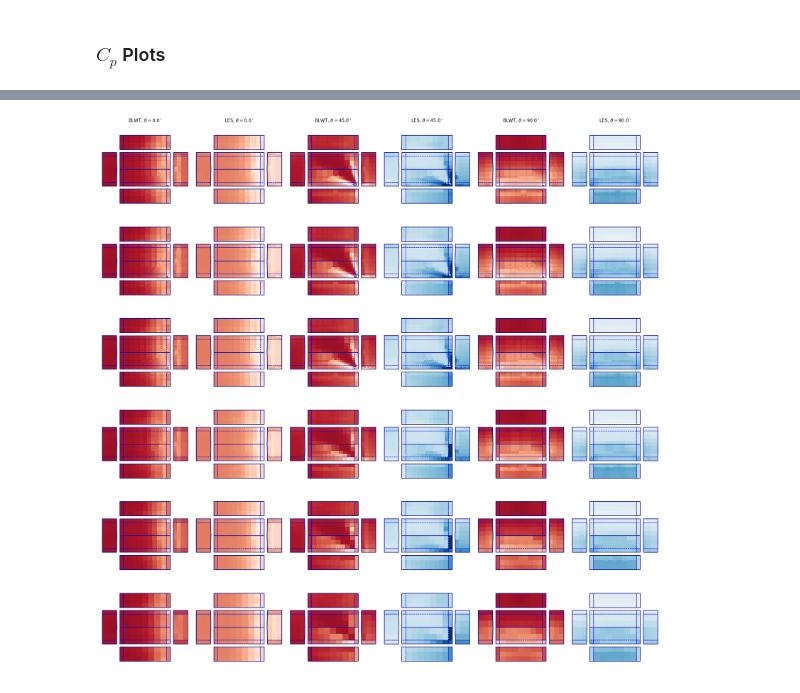
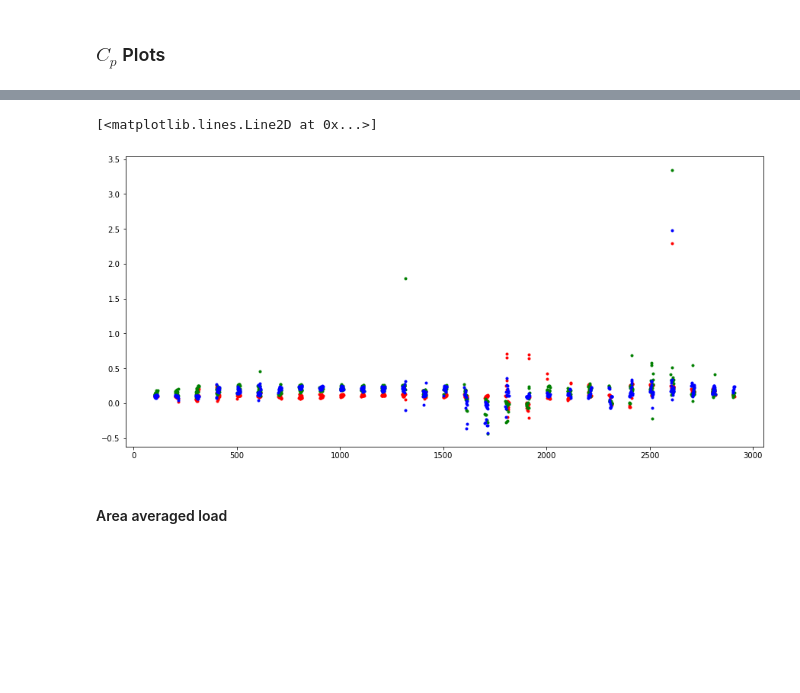
Before and after one commit to Tsinuel/windCalc, a Jupyter notebook: src/lab_windCAD.ipynb, the cells around one changed output, grey strips where cells are left out. Drawn from its saved outputs; the diff is of its cells as text; code cells hidden in the pictures; blank space fills up the shorter version.

```diff
--- a/src/lab_windCAD.ipynb
+++ b/src/lab_windCAD.ipynb
@@ -825,35 +1013,57 @@ if saveFigs:
+# %%
+
+
+fig = plt.figure(figsize=[15,7])
+nrow,ncol = 1,1
+
+ax = fig.add_subplot(nrow,ncol,1)
+fld = 'mean'
+# ax.plot(wtCp_tngE2.tapNo, wtCp_tngE2.CpStats[fld][0,:] - lesCp_E2.CpStats[fld][0,:], '.r', label=r'E2-$0^\circ$')
+# ax.plot(wtCp_tngE2.tapNo, wtCp_tngE2.CpStats[fld][1,:] - lesCp_E2.CpStats[fld][1,:], '.g', label=r'E2-$45^\circ$')
+# ax.plot(wtCp_tngE2.tapNo, wtCp_tngE2.CpStats[fld][2,:] - lesCp_E2.CpStats[fld][2,:], '.b', label=r'E2-$90^\circ$')
+
+ax.plot(wtCp_tngE3.tapNo, wtCp_tngE3.CpStats[fld][0,:] - lesCp_E3.CpStats[fld][0,:], '.r', label=r'E2-$0^\circ$')
+ax.plot(wtCp_tngE3.tapNo, wtCp_tngE3.CpStats[fld][1,:] - lesCp_E3.CpStats[fld][1,:], '.g', label=r'E2-$45^\circ$')
+ax.plot(wtCp_tngE3.tapNo, wtCp_tngE3.CpStats[fld][2,:] - lesCp_E3.CpStats[fld][2,:], '.b', label=r'E2-$90^\circ$')
+
+# ax.set_xlim([2599, 2617])
+# forall(ax,meanRng)
+# ax.set_ylabel('LES')
+# %% [output]
+[<matplotlib.lines.Line2D at 0x...>]
+[figure, added]
+# %% [markdown]
+#### Area averaged load
 # %%
-ncol, nrow = N_AoA*2, len(bldg[0].nominalPanelAreas)
+# ncol, nrow = N_AoA*2, len(bldg[0].nominalPanelAreas)
 
-fld = 'std'
-fldRange=[0,1]
+# fld = 'peakMin'
+# fldRange=[-8,2]
 
-fig, axs = plt.subplots(nrow, ncol)
-fig.set_figheight(6*nrow)
-fig.set_figwidth(6*ncol)
-fig.subplots_adjust(wspace=0.0, hspace=0.0)
+# fig, axs = plt.subplots(nrow, ncol)
+# fig.set_figheight(6*nrow)
+# fig.set_figwidth(6*ncol)
+# fig.subplots_adjust(wspace=0.0, hspace=0.0)
 
-for a,A in enumerate(bldg[0].nominalPanelAreas):
-    for d,D in enumerate(lesCp_E2.AoA):
+# for a,A in enumerate(bldg[0].nominalPanelAreas):
+#     for d,D in enumerate(lesCp_E2.AoA):
 
-        ax = axs[a,d*2]
-        wtCp_tngE2.plotPanelCpStatContour(fieldName=fld,dxnIdx=d,aIdx=a,ax=ax,fldRange=fldRange)
-        wtCp_tngE2.plotEdges(ax=ax,showName=False)
-        wtCp_tngE2.plotZones(ax=ax)
-        ax.axis('off')
-        ax.axis('equal')
-        if a == 0:
-            ax.set_title(r'BLWT, $\theta='+str(D)+r'^\circ$',fontsize=16)
+#         ax = axs[a,d*2]
+#         wtCp_tngE2.plotPanelCpStatContour(fieldName=fld,dxnIdx=d,aIdx=a,ax=ax,fldRange=fldRange)
+#         wtCp_tngE2.plotEdges(ax=ax,showName=False)
+#         wtCp_tngE2.plotZones(ax=ax)
+#         ax.axis('off')
+#         ax.axis('equal')
+#         if a == 0:
+#             ax.set_title(r'BLWT, $\theta='+str(np.round(D,0))+r'^\circ$',fontsize=16)
 
-        ax = axs[a,d*2+1]
-        lesCp_E2.plotPanelCpStatContour(fieldName=fld,dxnIdx=d,aIdx=a,ax=ax,fldRange=fldRange)
-        lesCp_E2.plotEdges(ax=ax,showName=False)
-        wtCp_tngE2.plotZones(ax=ax)
-        ax.axis('off')
-        ax.axis('equal')
-        if a == 0:
-            ax.set_title(r'LES, $\theta='+str(D)+r'^\circ$',fontsize=16)
-if saveFigs:
-    fig.savefig(figDir+"areaAvgCp_"+fld+".svg",format='svg',dpi=1200, bbox_inches='tight')
+#         ax = axs[a,d*2+1]
+#         lesCp_E2.plotPanelCpStatContour(fieldName=fld,dxnIdx=d,aIdx=a,ax=ax,fldRange=fldRange)
+#         lesCp_E2.plotEdges(ax=ax,showName=False)
+#         wtCp_tngE2.plotZones(ax=ax)
+#         ax.axis('off')
+#         ax.axis('equal')
+#         if a == 0:
+#             ax.set_title(r'LES, $\theta='+str(np.round(D,0))+r'^\circ$',fontsize=16)
+# if saveFigs:
+#     fig.savefig(figDir+"areaAvgCp_"+fld+".svg",format='svg',dpi=1200, bbox_inches='tight')
-# %% [output]
-[figure, removed]
```
Also changed, not shown: parts of 18 cells of this notebook, 3 other files.
